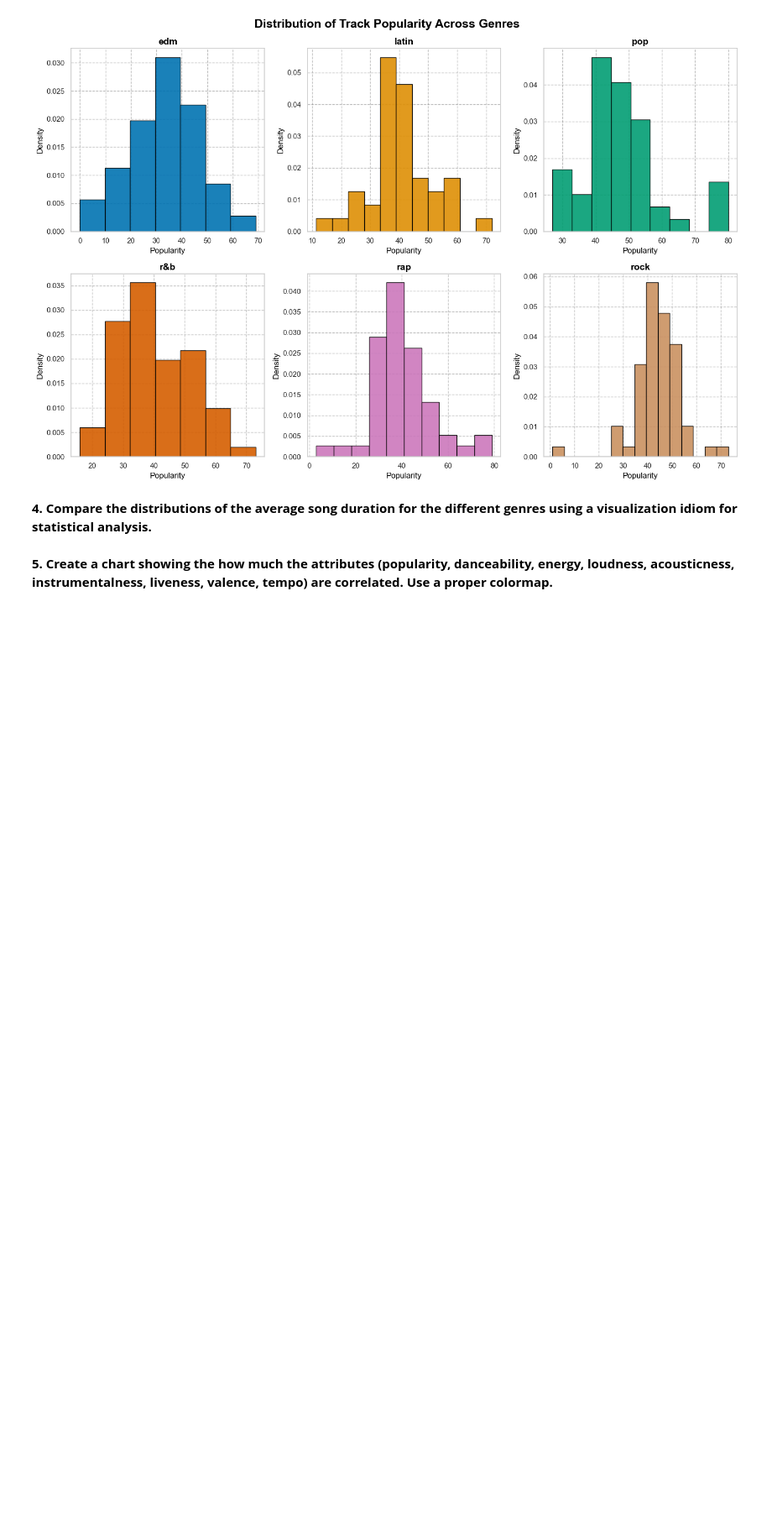
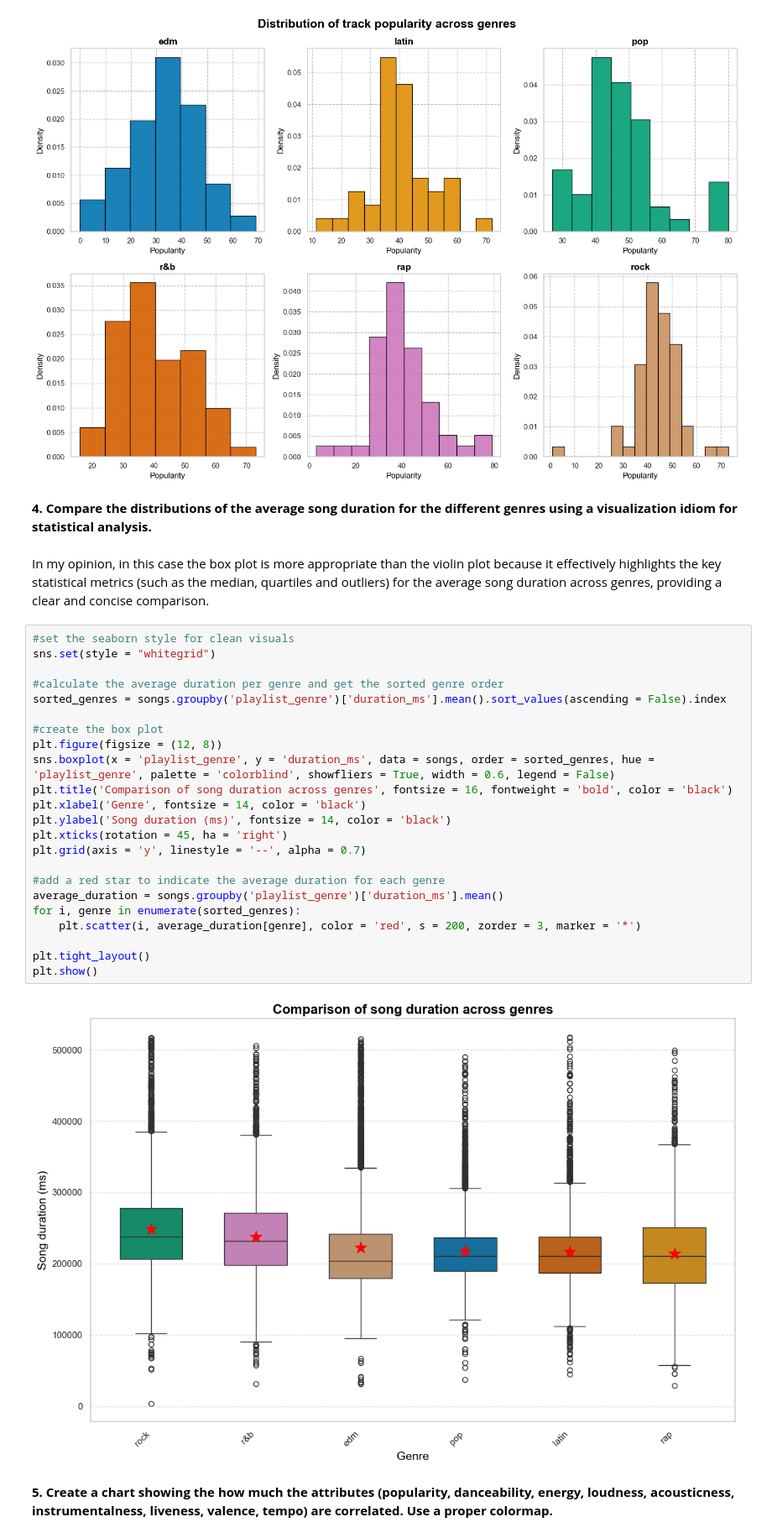
Before and after one commit to letizialanza01/Data_Vis_H1, a Jupyter notebook: DV_H1.ipynb, the cells around one changed output. Shown at 84% size. Saved outputs shown, nothing was run; the diff lists cells and outputs as text; blank space fills up the shorter version.

```diff
--- a/DV_H1.ipynb
+++ b/DV_H1.ipynb
@@ -229,5 +203,32 @@ plt.show()
 [figure]
 # %% [markdown]
 **4. Compare the distributions of the average song duration for the different genres using a visualization idiom for statistical analysis.**
+# %% [markdown]
+In my opinion, in this case the box plot is more appropriate than the violin plot because it effectively highlights the key statistical metrics (such as the median, quartiles and outliers) for the average song duration across genres, providing a clear and concise comparison.
+# %%
+#set the seaborn style for clean visuals
+sns.set(style = "whitegrid")
+
+#calculate the average duration per genre and get the sorted genre order
+sorted_genres = songs.groupby('playlist_genre')['duration_ms'].mean().sort_values(ascending = False).index
+
+#create the box plot
+plt.figure(figsize = (12, 8))
+sns.boxplot(x = 'playlist_genre', y = 'duration_ms', data = songs, order = sorted_genres, hue = 'playlist_genre', palette = 'colorblind', showfliers = True, width = 0.6, legend = False)
+plt.title('Comparison of song duration across genres', fontsize = 16, fontweight = 'bold', color = 'black')
+plt.xlabel('Genre', fontsize = 14, color = 'black')
+plt.ylabel('Song duration (ms)', fontsize = 14, color = 'black')
+plt.xticks(rotation = 45, ha = 'right')
+plt.grid(axis = 'y', linestyle = '--', alpha = 0.7)
+
+#add a red star to indicate the average duration for each genre
+average_duration = songs.groupby('playlist_genre')['duration_ms'].mean()
+for i, genre in enumerate(sorted_genres):
+    plt.scatter(i, average_duration[genre], color = 'red', s = 200, zorder = 3, marker = '*')
+
+plt.tight_layout()
+plt.show()
+# %% [output]
+[figure, added]
 # %% [markdown]
 **5. Create a chart showing the how much the attributes (popularity, danceability, energy, loudness, acousticness, instrumentalness, liveness, valence, tempo) are correlated. Use a proper colormap.**
```
Also changed, not shown: parts of 8 cells of this notebook.
